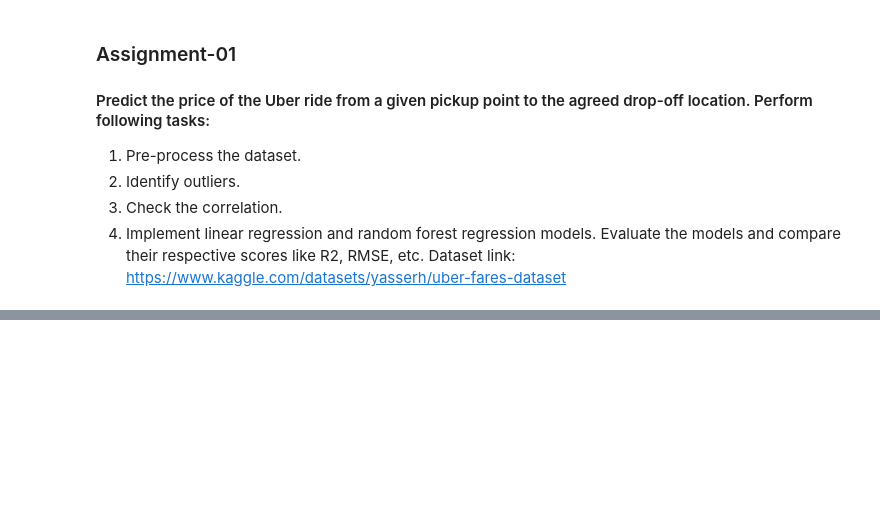
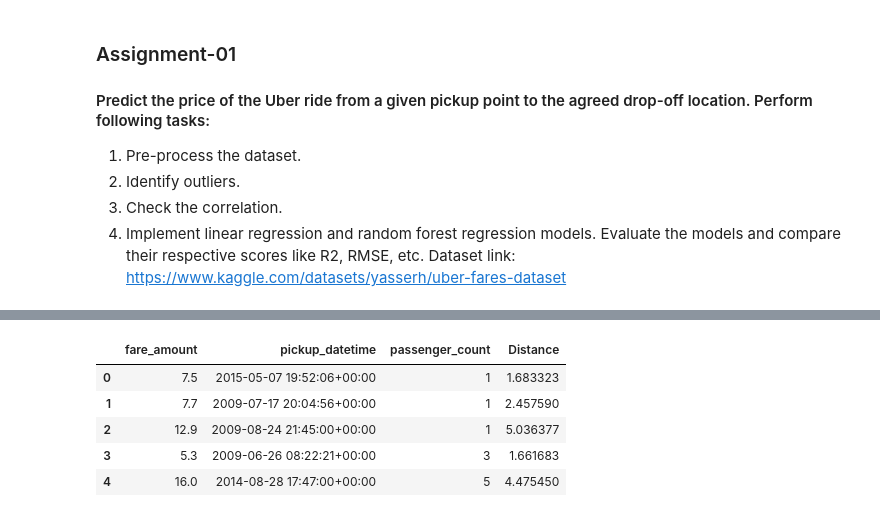
Before and after one commit to NaveedMalik91/Sppu_BE_CS_LP-3, a Jupyter notebook: LP-3(ML)/Assignment-1/Assignment-1.ipynb, the cells around one changed output, grey strips where cells are left out. Drawn from its saved outputs; the diff is of its cells as text; code cells hidden in the pictures; blank space fills up the shorter version.

```diff
--- a/LP-3(ML)/Assignment-1/Assignment-1.ipynb
+++ b/LP-3(ML)/Assignment-1/Assignment-1.ipynb
@@ -242 +105,30 @@ df.head()
+# %%
+#calculating ride distance and adding distance column and removing cordinate columns
+from math import cos, asin, sqrt,pi
+def distance(lat1,long1,lat2,long2):
+    lon1,lon2,lat1,lat2 = map(np.radians,[long1,long2,lat1,lat2])
+    difflong = lon2-lon1
+    difflat = lat1-lat2
+
+    km = 2*6371*np.arcsin(np.sqrt(np.sin(difflat/2.0)**2 + np.cos(lat1) * np.cos(lat2) * np.sin(difflong/2.0)**2))
+    return km
+
+#Calculating the distance and creating a new column
+temp = distance(df["pickup_latitude"],df["pickup_longitude"],df["dropoff_latitude"],df["dropoff_longitude"],)
+temp.head()
+df_new = df.copy()
+df_new["Distance"] = temp
+df = df_new
+df.head()
+
+#Drop cordinate columns
+df = df.drop(["pickup_latitude","pickup_longitude","dropoff_latitude","dropoff_longitude"],axis=1)
+df.head()
+# %% [output]
+|  | fare_amount | pickup_datetime | passenger_count | Distance |
+| 0 | 7.5 | 2015-05-07 19:52:06+00:00 | 1 | 1.683323 |
+| 1 | 7.7 | 2009-07-17 20:04:56+00:00 | 1 | 2.457590 |
+| 2 | 12.9 | 2009-08-24 21:45:00+00:00 | 1 | 5.036377 |
+| 3 | 5.3 | 2009-06-26 08:22:21+00:00 | 3 | 1.661683 |
+| 4 | 16.0 | 2014-08-28 17:47:00+00:00 | 5 | 4.475450 |
 # %%
```
Also changed, not shown: parts of 46 cells of this notebook.
